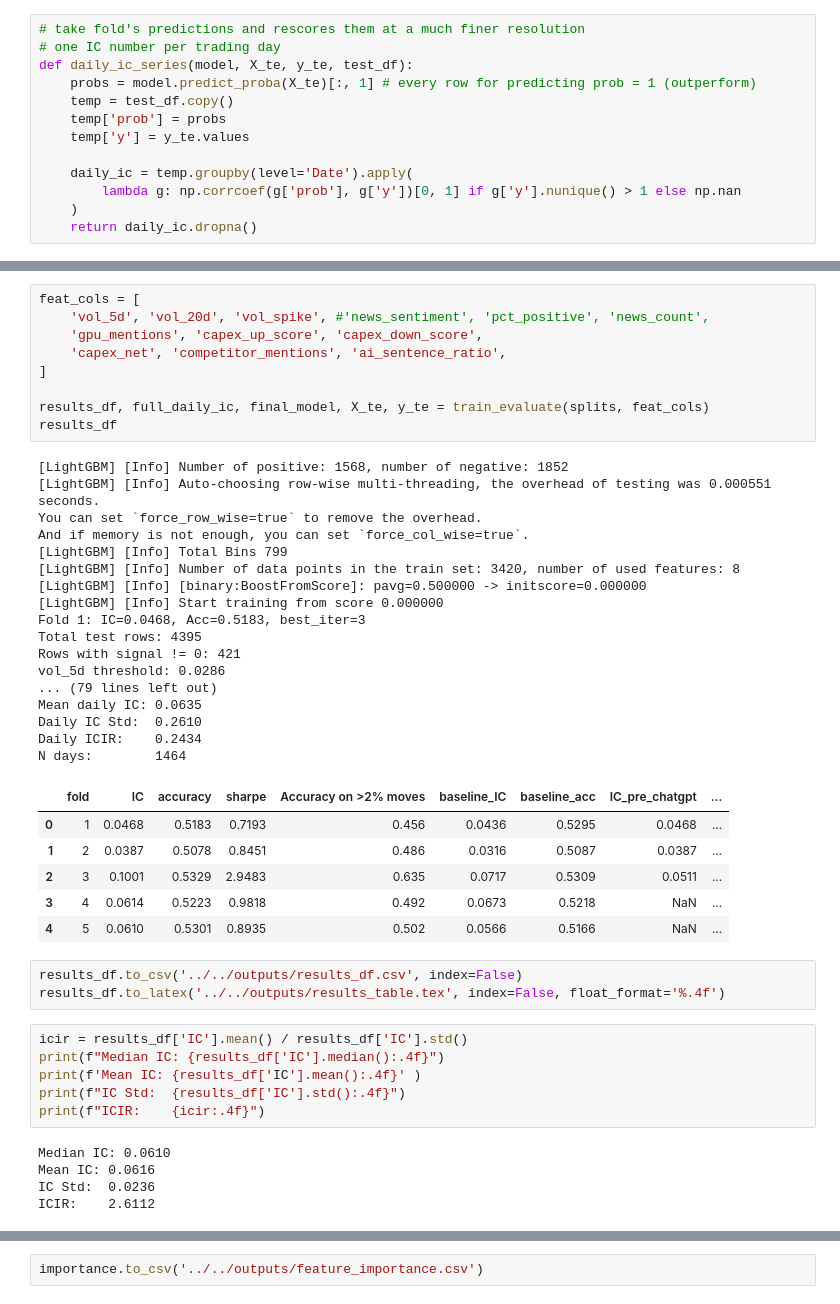
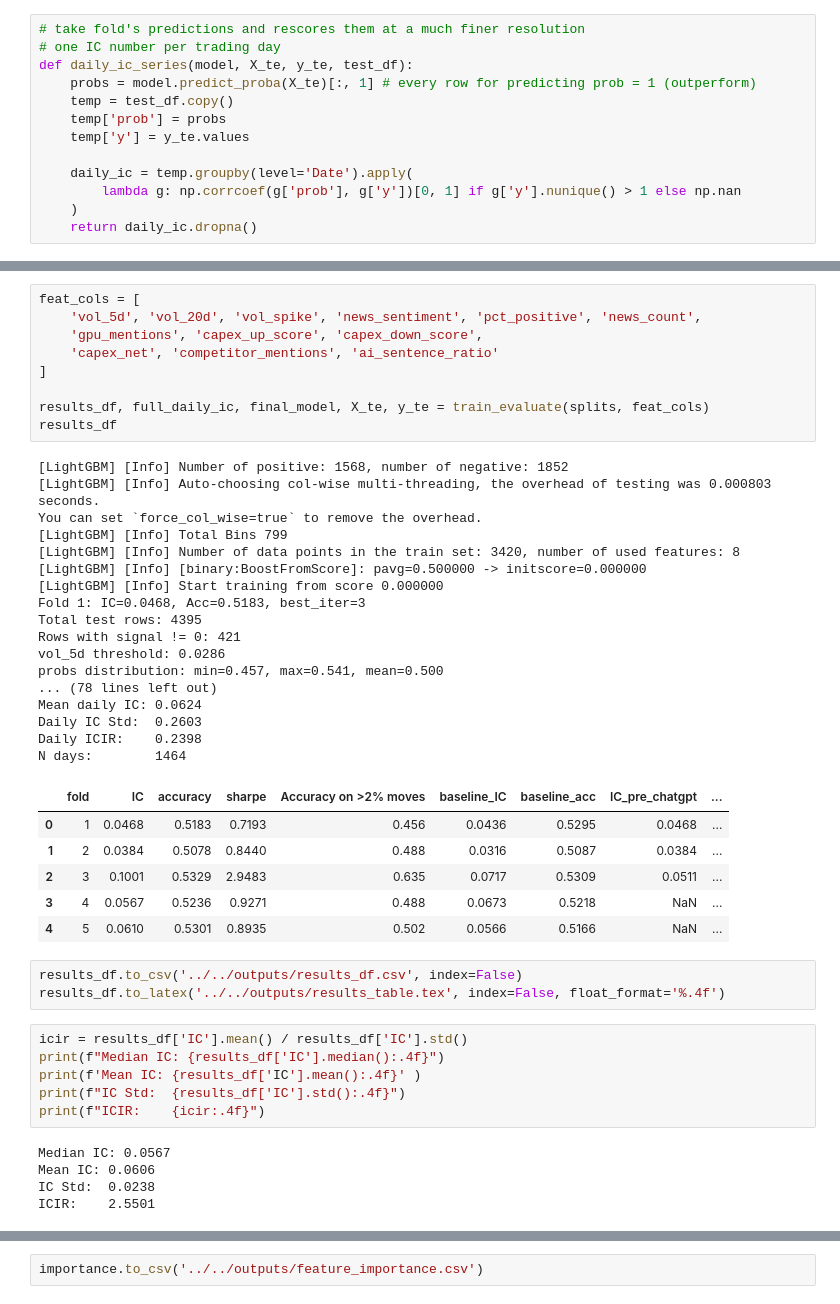
Before and after one commit to heiditam/ai_sector_signal_research, a Jupyter notebook: notebooks/cleaned/training.ipynb, the cells around one changed output, grey strips where cells are left out. Saved outputs shown, nothing was run; the diff lists cells and outputs as text.

```diff
--- a/notebooks/cleaned/training.ipynb
+++ b/notebooks/cleaned/training.ipynb
@@ -196,36 +199,36 @@ def train_evaluate(splits, feat_cols):
     return results_df, full_daily_ic, model, X_te, y_te
 # %%
 feat_cols = [
-    'vol_5d', 'vol_20d', 'vol_spike', #'news_sentiment', 'pct_positive', 'news_count',
+    'vol_5d', 'vol_20d', 'vol_spike', 'news_sentiment', 'pct_positive', 'news_count',
     'gpu_mentions', 'capex_up_score', 'capex_down_score',
-    'capex_net', 'competitor_mentions', 'ai_sentence_ratio',
+    'capex_net', 'competitor_mentions', 'ai_sentence_ratio'
 ]
 
 results_df, full_daily_ic, final_model, X_te, y_te = train_evaluate(splits, feat_cols)
 results_df
 # %% [output]
 [LightGBM] [Info] Number of positive: 1568, number of negative: 1852
-[LightGBM] [Info] Auto-choosing row-wise multi-threading, the overhead of testing was 0.000551 seconds.
-You can set `force_row_wise=true` to remove the overhead.
-And if memory is not enough, you can set `force_col_wise=true`.
+[LightGBM] [Info] Auto-choosing col-wise multi-threading, the overhead of testing was 0.000803 seconds.
+You can set `force_col_wise=true` to remove the overhead.
 [LightGBM] [Info] Total Bins 799
 [LightGBM] [Info] Number of data points in the train set: 3420, number of used features: 8
 [LightGBM] [Info] [binary:BoostFromScore]: pavg=0.500000 -> initscore=0.000000
 [LightGBM] [Info] Start training from score 0.000000
 Fold 1: IC=0.0468, Acc=0.5183, best_iter=3
 Total test rows: 4395
 Rows with signal != 0: 421
 vol_5d threshold: 0.0286
-... (79 lines left out)
-Mean daily IC: 0.0635
-Daily IC Std:  0.2610
-Daily ICIR:    0.2434
+probs distribution: min=0.457, max=0.541, mean=0.500
+... (78 lines left out)
+Mean daily IC: 0.0624
+Daily IC Std:  0.2603
+Daily ICIR:    0.2398
 N days:        1464
 |  | fold | IC | accuracy | sharpe | Accuracy on >2% moves | baseline_IC | baseline_acc | IC_pre_chatgpt | ... |
 | 0 | 1 | 0.0468 | 0.5183 | 0.7193 | 0.456 | 0.0436 | 0.5295 | 0.0468 | ... |
-| 1 | 2 | 0.0387 | 0.5078 | 0.8451 | 0.486 | 0.0316 | 0.5087 | 0.0387 | ... |
+| 1 | 2 | 0.0384 | 0.5078 | 0.8440 | 0.488 | 0.0316 | 0.5087 | 0.0384 | ... |
 | 2 | 3 | 0.1001 | 0.5329 | 2.9483 | 0.635 | 0.0717 | 0.5309 | 0.0511 | ... |
-| 3 | 4 | 0.0614 | 0.5223 | 0.9818 | 0.492 | 0.0673 | 0.5218 | NaN | ... |
+| 3 | 4 | 0.0567 | 0.5236 | 0.9271 | 0.488 | 0.0673 | 0.5218 | NaN | ... |
 | 4 | 5 | 0.0610 | 0.5301 | 0.8935 | 0.502 | 0.0566 | 0.5166 | NaN | ... |
 # %%
 results_df.to_csv('../../outputs/results_df.csv', index=False)
@@ -237,9 +240,9 @@ print(f'Mean IC: {results_df['IC'].mean():.4f}' )
 print(f"IC Std:  {results_df['IC'].std():.4f}")
 print(f"ICIR:    {icir:.4f}")
 # %% [output]
-Median IC: 0.0610
-Mean IC: 0.0616
-IC Std:  0.0236
-ICIR:    2.6112
+Median IC: 0.0567
+Mean IC: 0.0606
+IC Std:  0.0238
+ICIR:    2.5501
 # %%
 feat_cols = [
```
Also changed, not shown: parts of 14 cells of this notebook, 12 other files.
